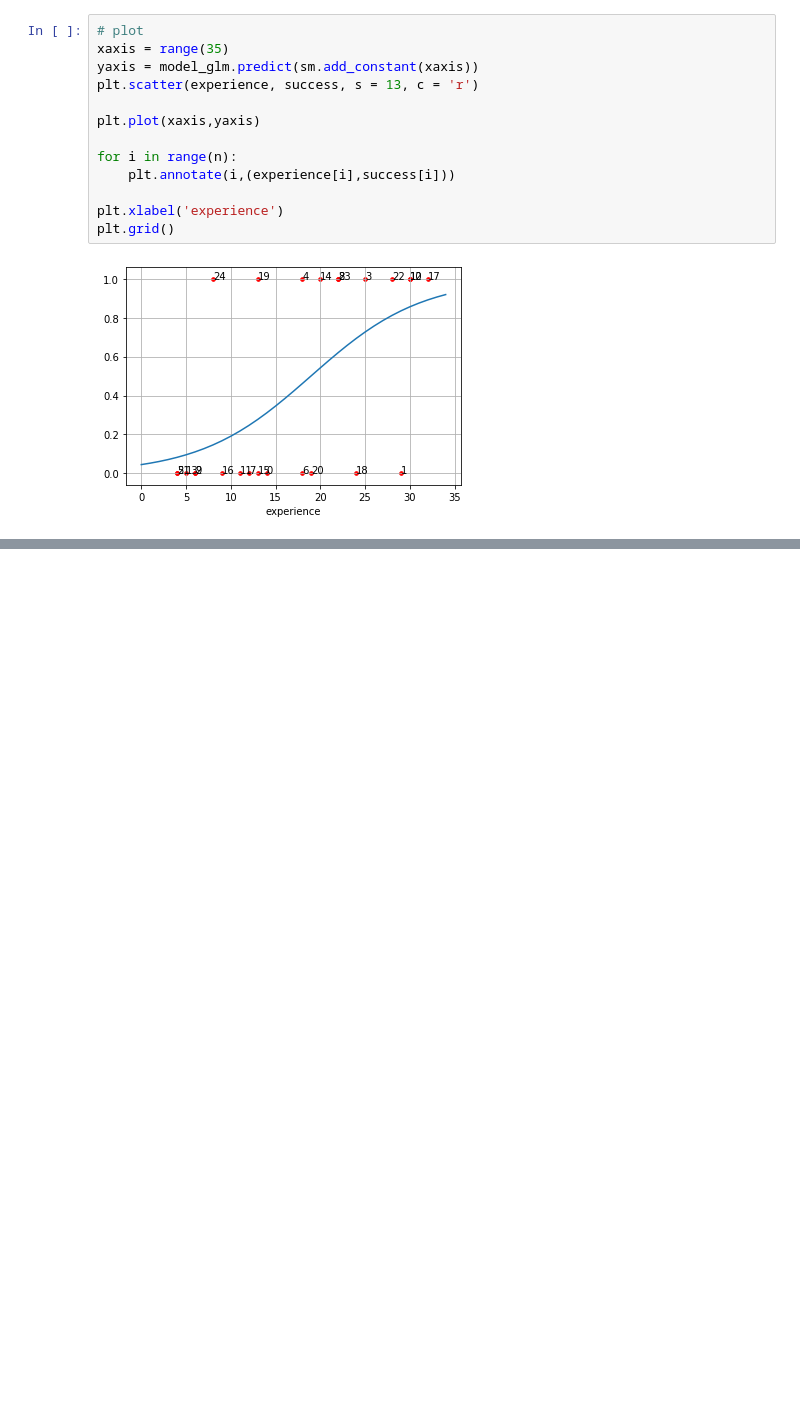
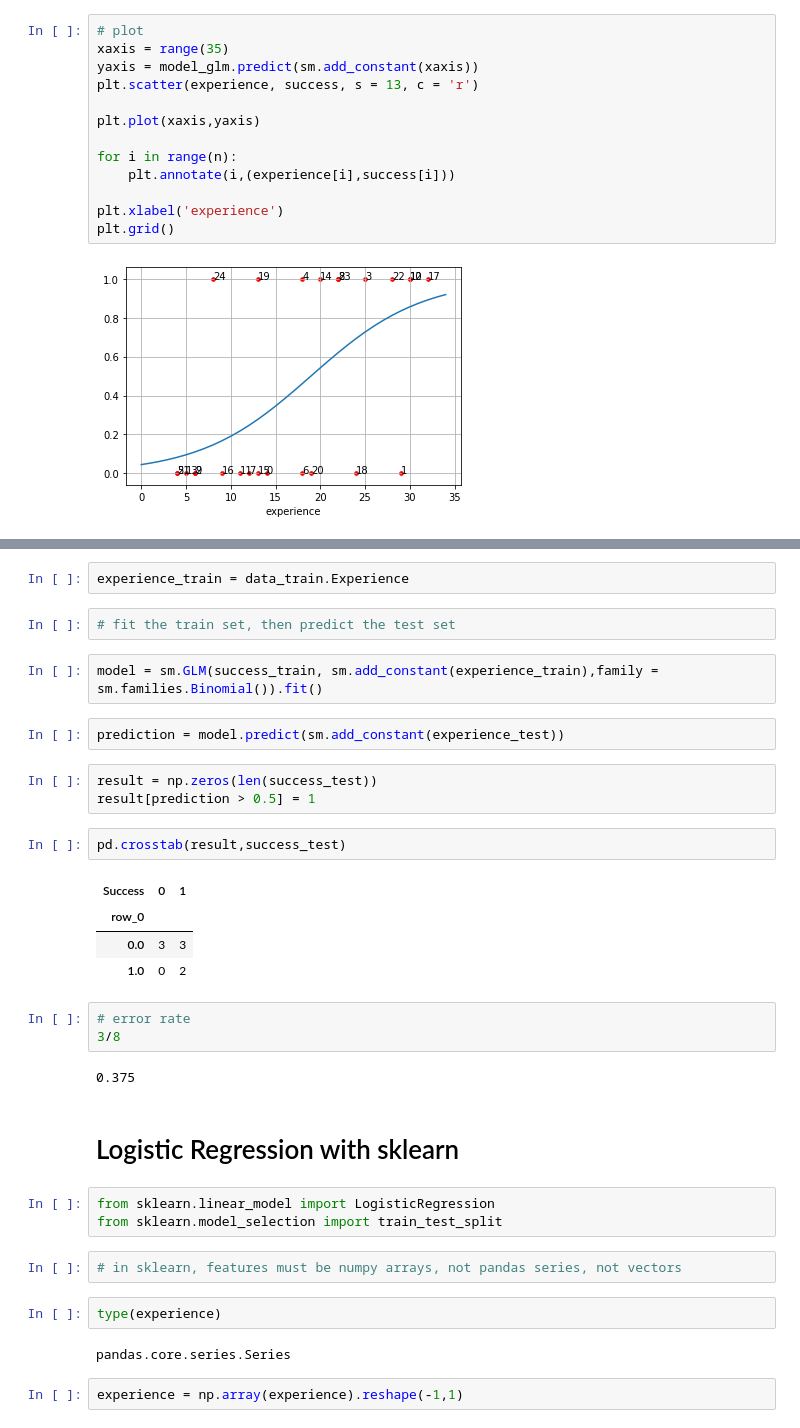
Before and after one commit to adazxx/NOTES, a Jupyter notebook: Wk6_task_ClassDemo.ipynb, the cells around one changed output, grey strips where cells are left out. Saved outputs shown, nothing was run; the diff lists cells and outputs as text; blank space fills up the shorter version.

```diff
--- a/Wk6_task_ClassDemo.ipynb
+++ b/Wk6_task_ClassDemo.ipynb
@@ -256,0 +311,36 @@ plt.grid()
+# %%
+experience_train = data_train.Experience
+# %%
+# fit the train set, then predict the test set
+# %%
+model = sm.GLM(success_train, sm.add_constant(experience_train),family = sm.families.Binomial()).fit()
+# %%
+prediction = model.predict(sm.add_constant(experience_test))
+# %%
+result = np.zeros(len(success_test))
+result[prediction > 0.5] = 1
+# %%
+pd.crosstab(result,success_test)
+# %% [output]
+| Success | 0 | 1 |
+| row_0 |  |  |
+| 0.0 | 3 | 3 |
+| 1.0 | 0 | 2 |
+# %%
+# error rate
+3/8
+# %% [output]
+0.375
+# %% [markdown]
+# Logistic Regression with sklearn
+# %%
+from sklearn.linear_model import LogisticRegression
+from sklearn.model_selection import train_test_split
+# %%
+# in sklearn, features must be numpy arrays, not pandas series, not vectors
+# %%
+type(experience)
+# %% [output]
+pandas.core.series.Series
+# %%
+experience = np.array(experience).reshape(-1,1)
```
Also changed, not shown: parts of 39 cells of this notebook.
